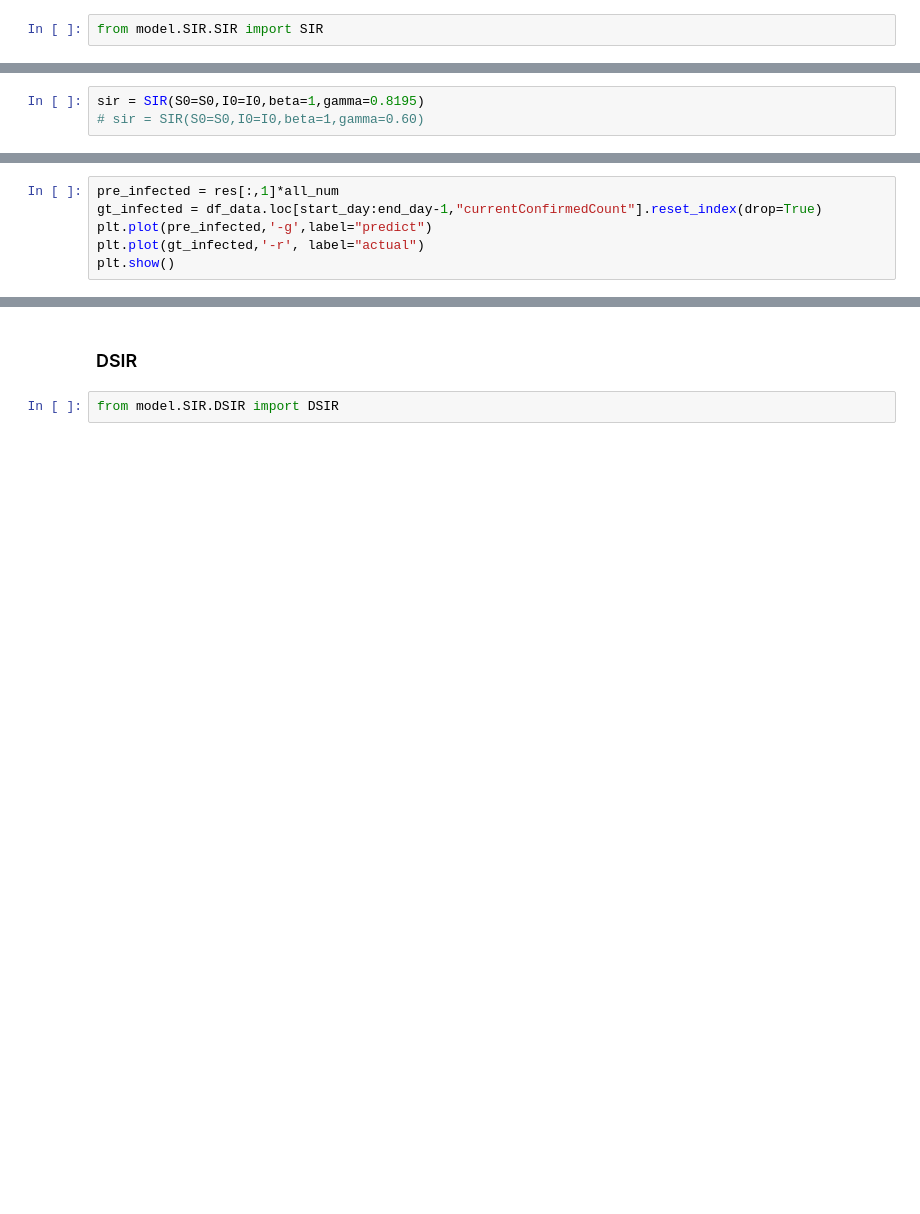
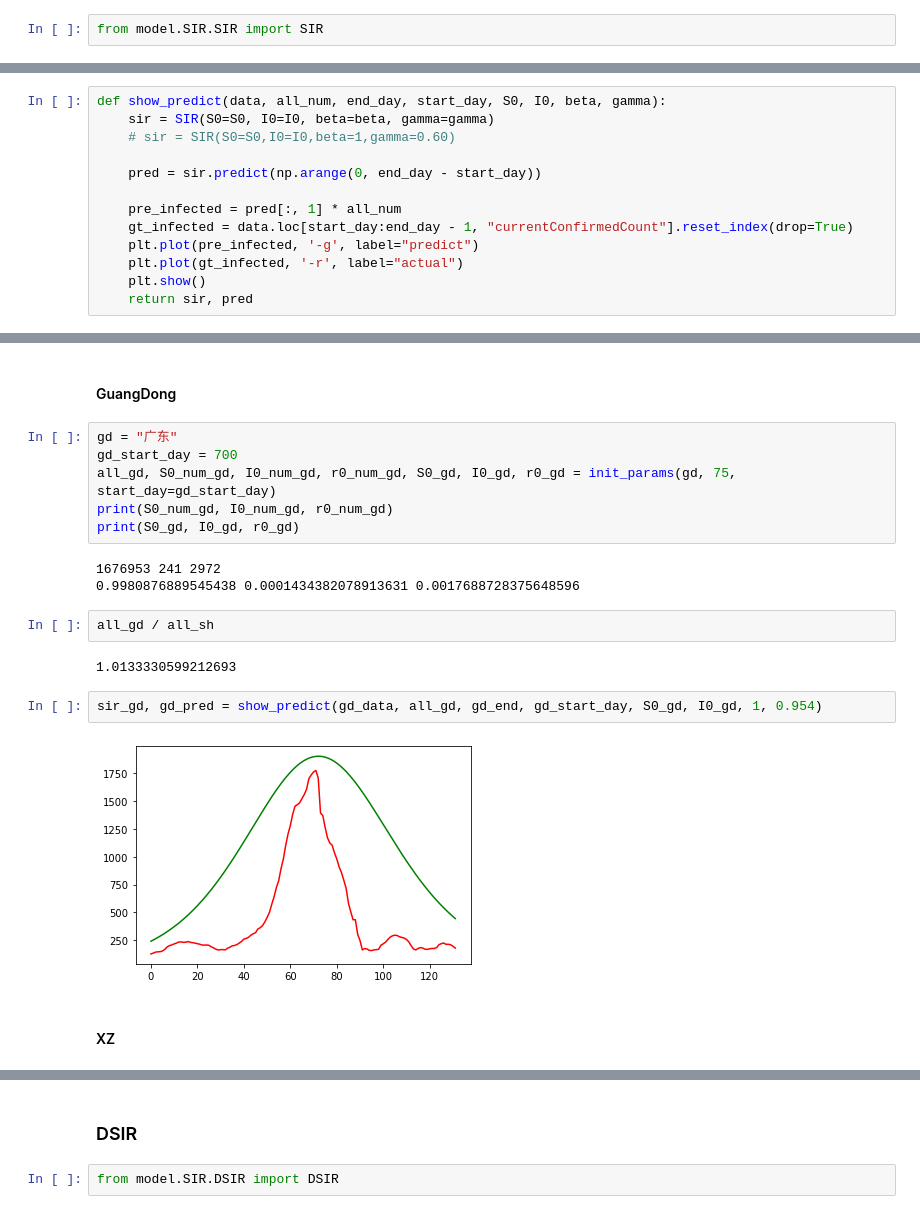
Before and after one commit to ObsisMc/Covid-19-Analysis, a Jupyter notebook: analysis/SIR_analysis/eval.ipynb, the cells around one changed output, grey strips where cells are left out. Saved outputs shown, nothing was run; the diff lists cells and outputs as text; blank space fills up the shorter version.

```diff
--- a/analysis/SIR_analysis/eval.ipynb
+++ b/analysis/SIR_analysis/eval.ipynb
@@ -81,3 +83,0 @@ print(S0,I0, r0)
-# %%
-sir = SIR(S0=S0,I0=I0,beta=1,gamma=0.8195)
-# sir = SIR(S0=S0,I0=I0,beta=1,gamma=0.60)
@@ -89,6 +84,13 @@ sir.show(res, figsize=(10,5))
 # %%
-pre_infected = res[:,1]*all_num
-gt_infected = df_data.loc[start_day:end_day-1,"currentConfirmedCount"].reset_index(drop=True)
-plt.plot(pre_infected,'-g',label="predict")
-plt.plot(gt_infected,'-r', label="actual")
-plt.show()
+def show_predict(data, all_num, end_day, start_day, S0, I0, beta, gamma):
+    sir = SIR(S0=S0, I0=I0, beta=beta, gamma=gamma)
+    # sir = SIR(S0=S0,I0=I0,beta=1,gamma=0.60)
+
+    pred = sir.predict(np.arange(0, end_day - start_day))
+
+    pre_infected = pred[:, 1] * all_num
+    gt_infected = data.loc[start_day:end_day - 1, "currentConfirmedCount"].reset_index(drop=True)
+    plt.plot(pre_infected, '-g', label="predict")
+    plt.plot(gt_infected, '-r', label="actual")
+    plt.show()
+    return sir, pred
@@ -96,0 +124,21 @@ plt.show()
+# %% [markdown]
+#### GuangDong
+# %%
+gd = "广东"
+gd_start_day = 700
+all_gd, S0_num_gd, I0_num_gd, r0_num_gd, S0_gd, I0_gd, r0_gd = init_params(gd, 75, start_day=gd_start_day)
+print(S0_num_gd, I0_num_gd, r0_num_gd)
+print(S0_gd, I0_gd, r0_gd)
+# %% [output]
+1676953 241 2972
+0.9980876889545438 0.0001434382078913631 0.0017688728375648596
+# %%
+all_gd / all_sh
+# %% [output]
+1.0133330599212693
+# %%
+sir_gd, gd_pred = show_predict(gd_data, all_gd, gd_end, gd_start_day, S0_gd, I0_gd, 1, 0.954)
+# %% [output]
+[figure, added]
+# %% [markdown]
+#### XZ
```
Also changed, not shown: parts of 22 cells of this notebook, 1 other file.
